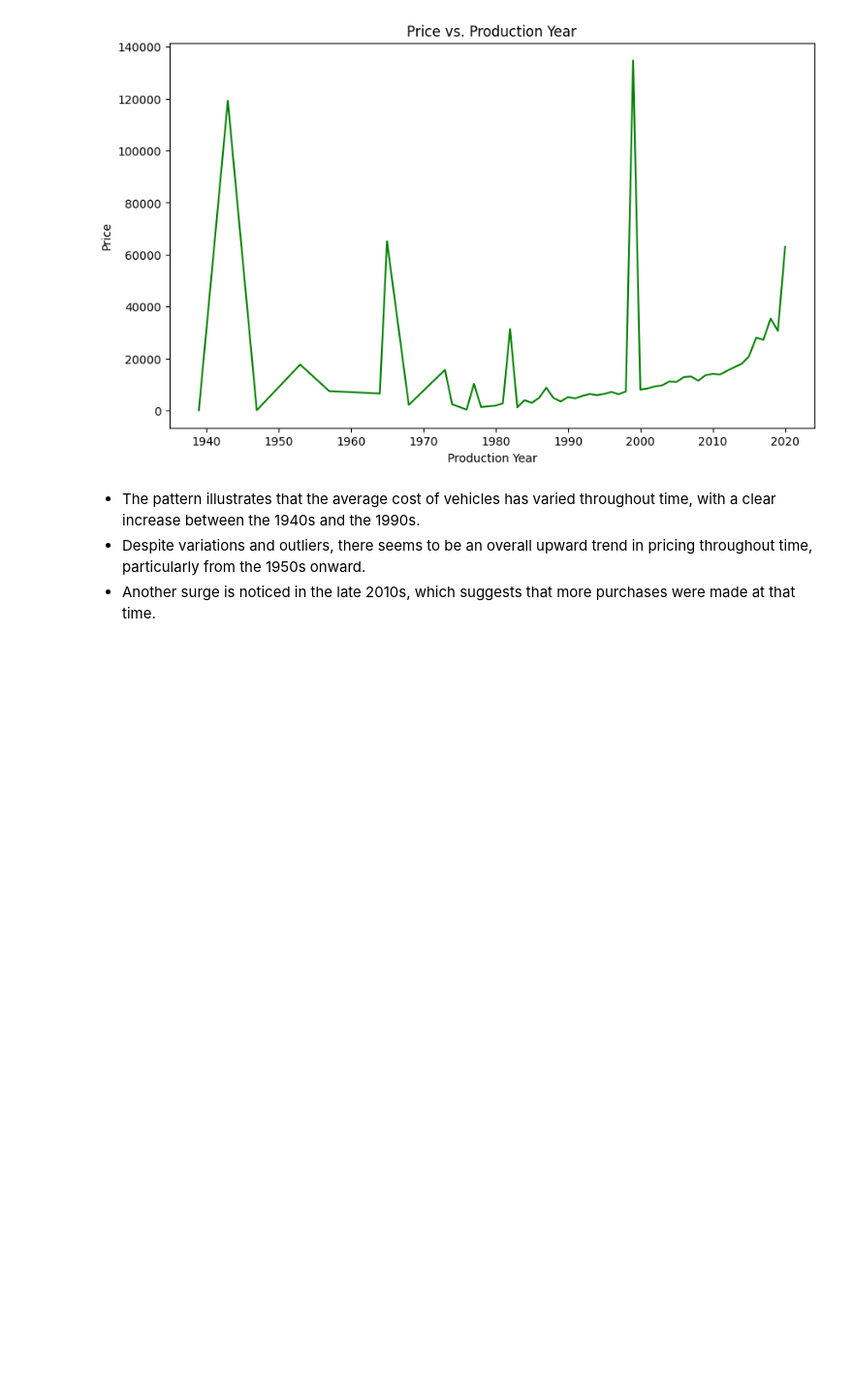
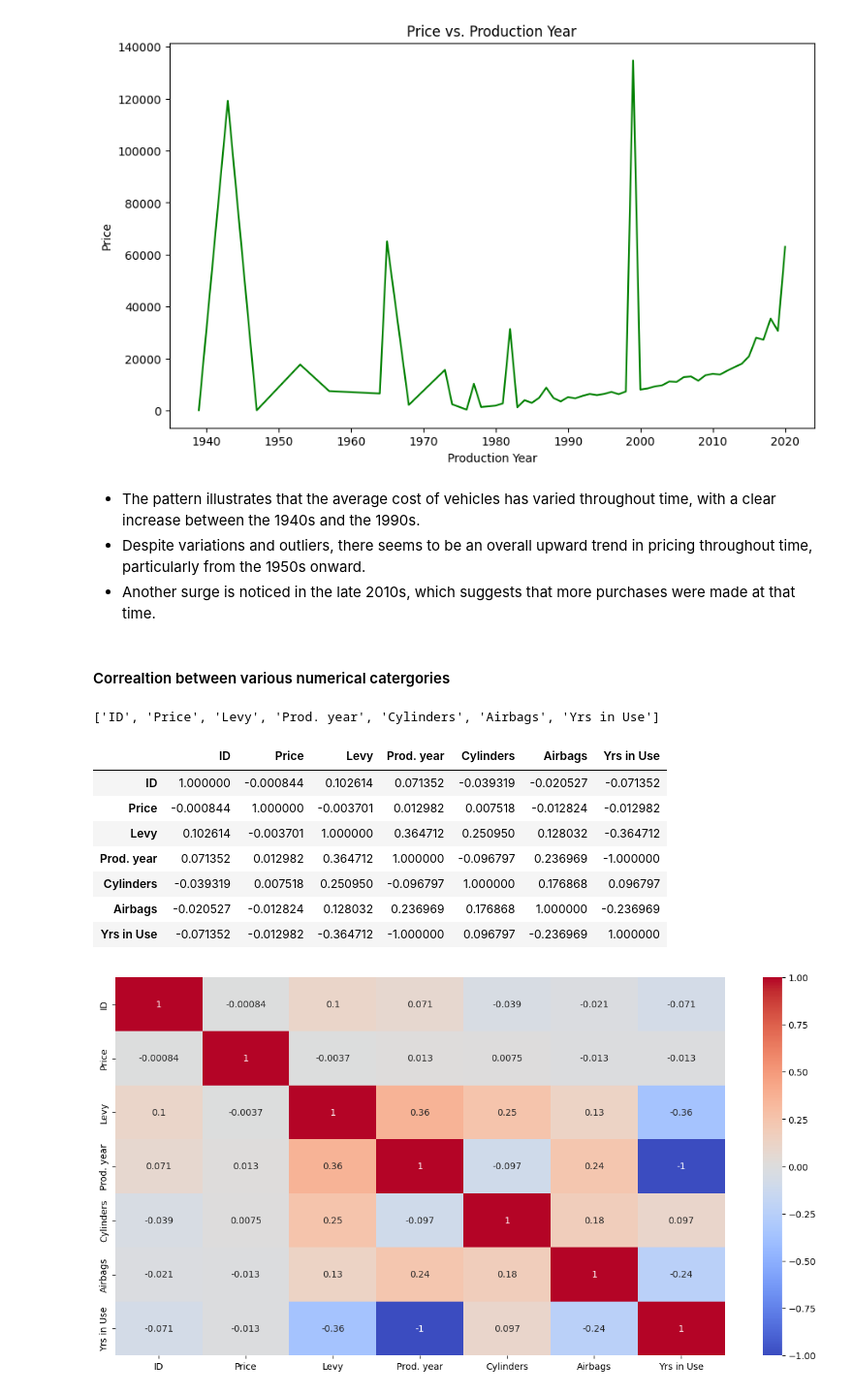
Before and after one commit to Utkarsh11-git/EDA_Car_Price_Python-, a Jupyter notebook: EDA_Car_Price.ipynb, the cells around one changed output. Shown at 97% size. Saved outputs shown, nothing was run; the diff lists cells and outputs as text; code cells hidden in the pictures; blank space fills up the shorter version.

```diff
--- a/EDA_Car_Price.ipynb
+++ b/EDA_Car_Price.ipynb
@@ -355,3 +355,30 @@ plt.show();
 * The pattern illustrates that the average cost of vehicles has varied throughout time, with a clear increase between the 1940s and the 1990s.
 * Despite variations and outliers, there seems to be an overall upward trend in pricing throughout time, particularly from the 1950s onward.
 * Another surge is noticed in the late 2010s, which suggests that more purchases were made at that time.
+# %% [markdown]
+#### Correaltion between various numerical catergories
+# %%
+# List of numerical features
+
+numeric_features = [feature for feature in df.columns if df[feature].dtype != 'O']
+numeric_features
+# %% [output]
+['ID', 'Price', 'Levy', 'Prod. year', 'Cylinders', 'Airbags', 'Yrs in Use']
+# %%
+# Plot to visualize the correaltion
+
+df_corr=df[numeric_features]
+plt.figure(figsize=(15, 7.5))
+c_relation = df_corr.corr()
+sb.heatmap(c_relation, cmap='coolwarm', annot=True)
+c_relation
+# %% [output]
+|  | ID | Price | Levy | Prod. year | Cylinders | Airbags | Yrs in Use |
+| ID | 1.000000 | -0.000844 | 0.102614 | 0.071352 | -0.039319 | -0.020527 | -0.071352 |
+| Price | -0.000844 | 1.000000 | -0.003701 | 0.012982 | 0.007518 | -0.012824 | -0.012982 |
+| Levy | 0.102614 | -0.003701 | 1.000000 | 0.364712 | 0.250950 | 0.128032 | -0.364712 |
+| Prod. year | 0.071352 | 0.012982 | 0.364712 | 1.000000 | -0.096797 | 0.236969 | -1.000000 |
+| Cylinders | -0.039319 | 0.007518 | 0.250950 | -0.096797 | 1.000000 | 0.176868 | 0.096797 |
+| Airbags | -0.020527 | -0.012824 | 0.128032 | 0.236969 | 0.176868 | 1.000000 | -0.236969 |
+| Yrs in Use | -0.071352 | -0.012982 | -0.364712 | -1.000000 | 0.096797 | -0.236969 | 1.000000 |
+[figure, added]
```
Also changed, not shown: parts of 1 cell of this notebook.
